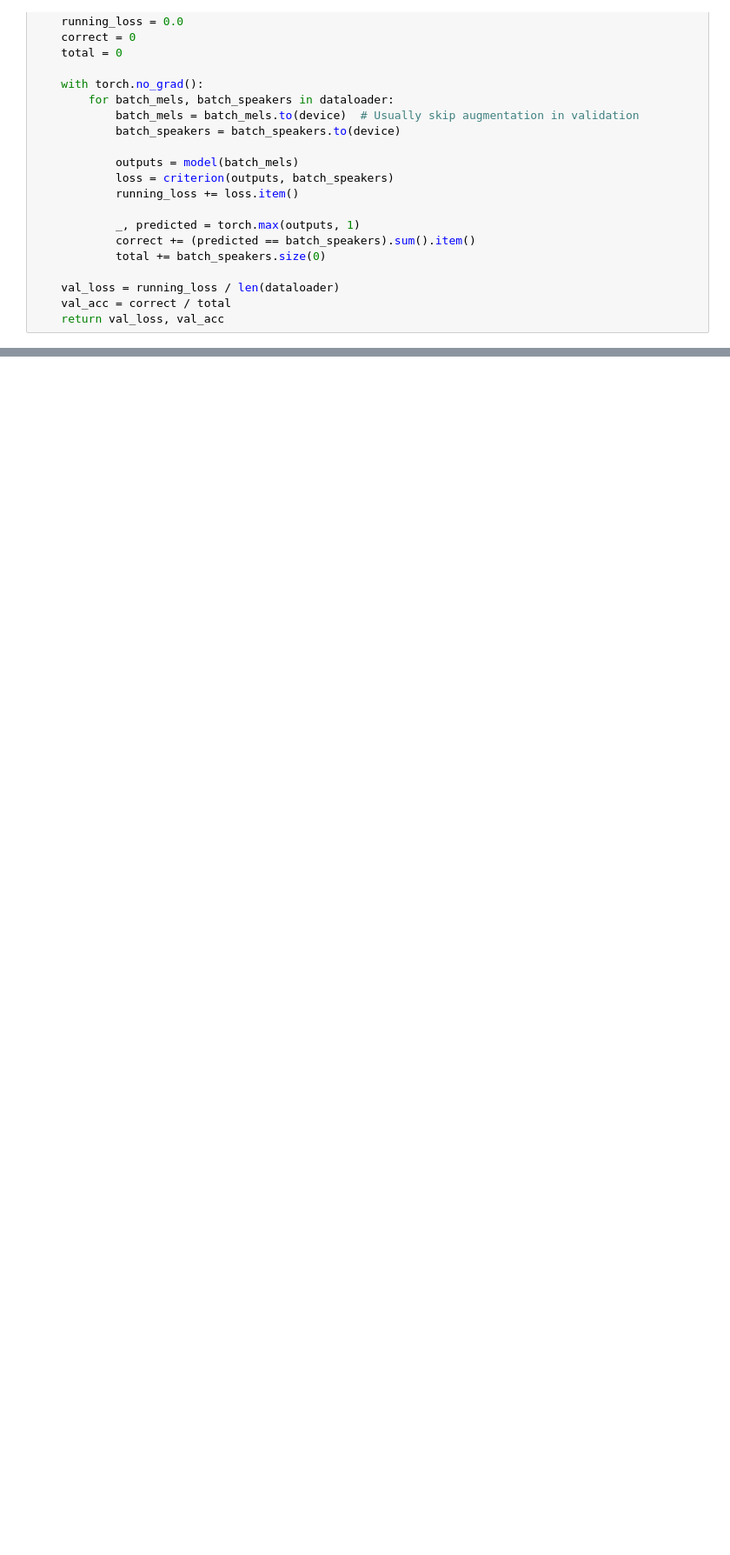
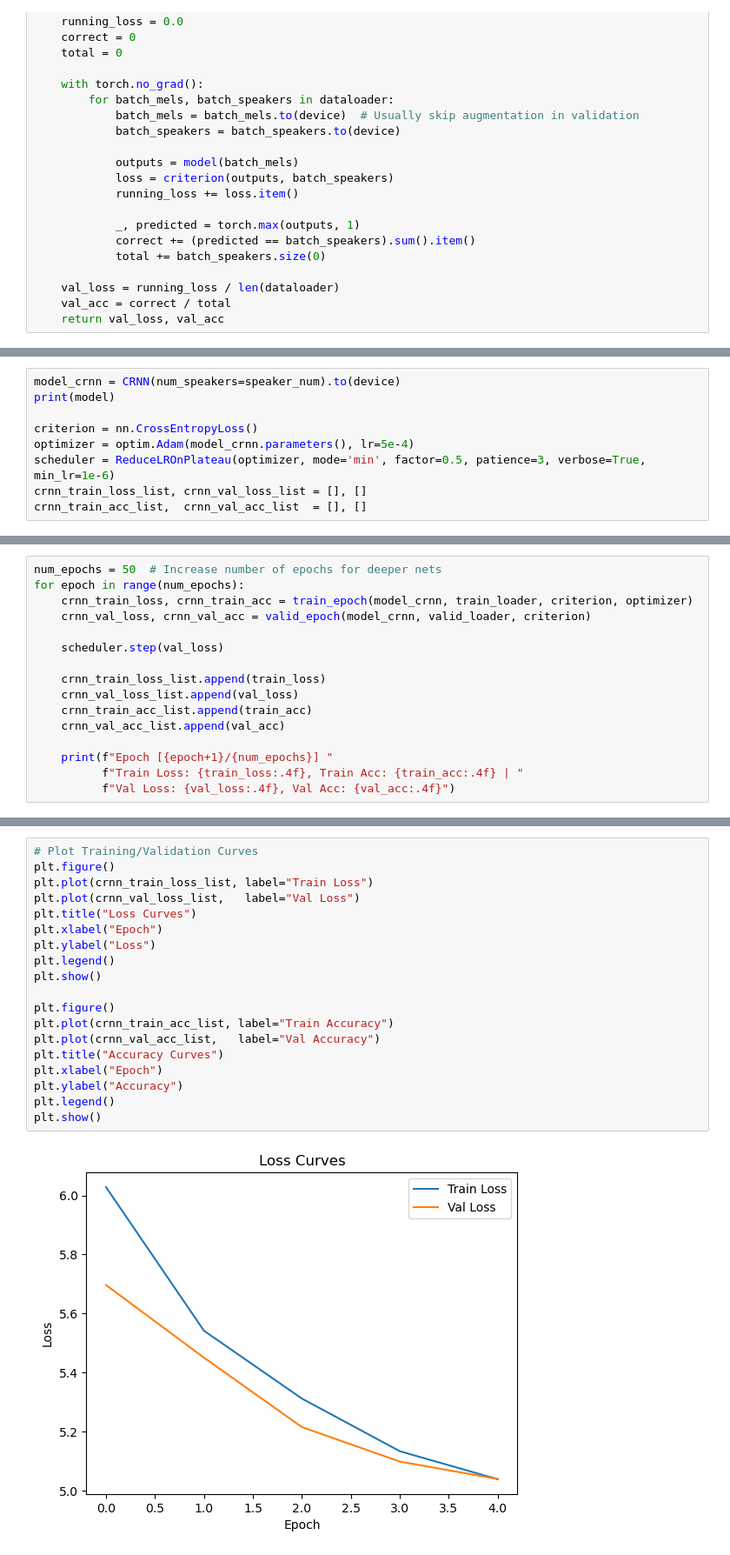
Before and after one commit to PotterHong/Test, a Jupyter notebook: speaker_verification.ipynb, the cells around one changed output, grey strips where cells are left out. Shown: that part at 87% size. Saved outputs shown, nothing was run; the diff lists cells and outputs as text; blank space fills up the shorter version.

Commit message:
add crnn

```diff
--- a/speaker_verification.ipynb
+++ b/speaker_verification.ipynb
@@ -599,0 +552,9 @@ Epoch [20/20] Train Loss: 2.7942, Train Acc: 0.3776 | Val Loss: 1.8187, Val Acc:
+# %%
+model_crnn = CRNN(num_speakers=speaker_num).to(device)
+print(model)
+
+criterion = nn.CrossEntropyLoss()
+optimizer = optim.Adam(model_crnn.parameters(), lr=5e-4)
+scheduler = ReduceLROnPlateau(optimizer, mode='min', factor=0.5, patience=3, verbose=True, min_lr=1e-6)
+crnn_train_loss_list, crnn_val_loss_list = [], []
+crnn_train_acc_list,  crnn_val_acc_list  = [], []
@@ -599,0 +629,16 @@ Epoch [20/20] Train Loss: 2.7942, Train Acc: 0.3776 | Val Loss: 1.8187, Val Acc:
+# %%
+num_epochs = 50  # Increase number of epochs for deeper nets
+for epoch in range(num_epochs):
+    crnn_train_loss, crnn_train_acc = train_epoch(model_crnn, train_loader, criterion, optimizer)
+    crnn_val_loss, crnn_val_acc = valid_epoch(model_crnn, valid_loader, criterion)
+
+    scheduler.step(val_loss)
+
+    crnn_train_loss_list.append(train_loss)
+    crnn_val_loss_list.append(val_loss)
+    crnn_train_acc_list.append(train_acc)
+    crnn_val_acc_list.append(val_acc)
+
+    print(f"Epoch [{epoch+1}/{num_epochs}] "
+          f"Train Loss: {train_loss:.4f}, Train Acc: {train_acc:.4f} | "
+          f"Val Loss: {val_loss:.4f}, Val Acc: {val_acc:.4f}")
@@ -599,0 +668,21 @@ Epoch [20/20] Train Loss: 2.7942, Train Acc: 0.3776 | Val Loss: 1.8187, Val Acc:
+# %%
+# Plot Training/Validation Curves
+plt.figure()
+plt.plot(crnn_train_loss_list, label="Train Loss")
+plt.plot(crnn_val_loss_list,   label="Val Loss")
+plt.title("Loss Curves")
+plt.xlabel("Epoch")
+plt.ylabel("Loss")
+plt.legend()
+plt.show()
+
+plt.figure()
+plt.plot(crnn_train_acc_list, label="Train Accuracy")
+plt.plot(crnn_val_acc_list,   label="Val Accuracy")
+plt.title("Accuracy Curves")
+plt.xlabel("Epoch")
+plt.ylabel("Accuracy")
+plt.legend()
+plt.show()
+# %% [output]
+[figure, added]
```
Also changed, not shown: parts of 14 cells of this notebook, 1 other file.
